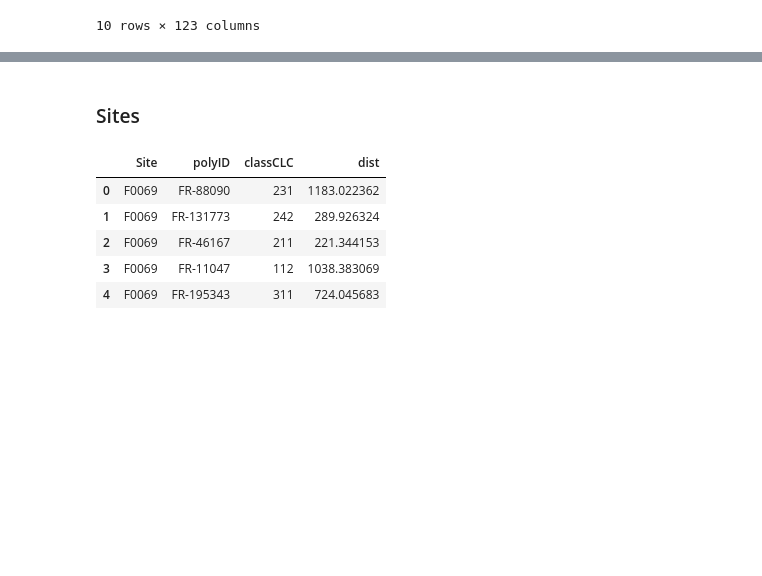
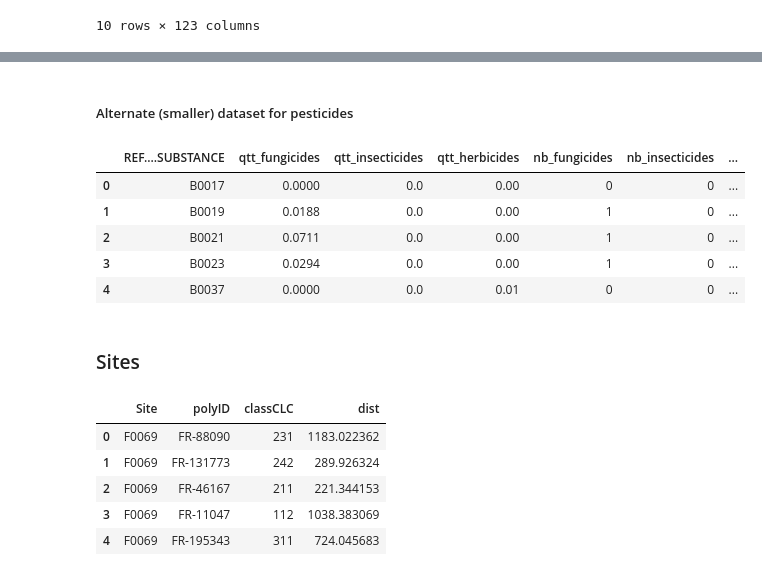
Before and after one commit to Demesmaeker/beeOdiversity, a Jupyter notebook: 01_preprocessing.ipynb, the cells around one changed output, grey strips where cells are left out. Drawn from its saved outputs; the diff is of its cells as text; code cells hidden in the pictures; blank space fills up the shorter version.

```diff
--- a/01_preprocessing.ipynb
+++ b/01_preprocessing.ipynb
@@ -231,4 +231,18 @@ pesticides_df.sample(10)
 10 rows × 125 columns
+# %% [markdown]
+##### Alternate (smaller) dataset for pesticides
+# %%
+pesti_names = pesticides_df.columns.to_list()[1:-8]
+# %%
+small_pesticides = pesticides_df.drop(pesti_names, axis=1)
+small_pesticides.head(5)
+# %% [output]
+|  | REF....SUBSTANCE | qtt_fungicides | qtt_insecticides | qtt_herbicides | nb_fungicides | nb_insecticides | ... |
+| 0 | B0017 | 0.0000 | 0.0 | 0.00 | 0 | 0 | ... |
+| 1 | B0019 | 0.0188 | 0.0 | 0.00 | 1 | 0 | ... |
+| 2 | B0021 | 0.0711 | 0.0 | 0.00 | 1 | 0 | ... |
+| 3 | B0023 | 0.0294 | 0.0 | 0.00 | 1 | 0 | ... |
+| 4 | B0037 | 0.0000 | 0.0 | 0.01 | 0 | 0 | ... |
 # %% [markdown]
 ### Sites
 # %%
```
Also changed, not shown: parts of 12 cells of this notebook.
